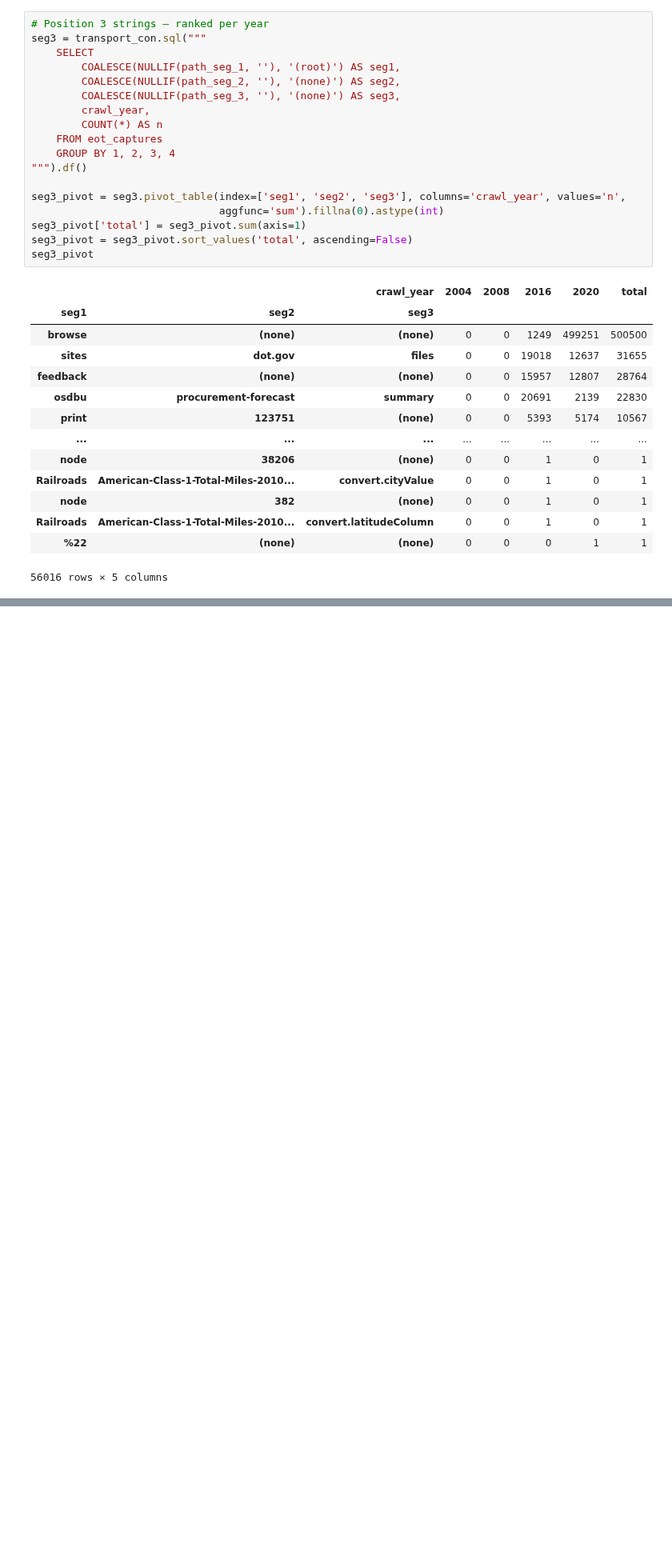
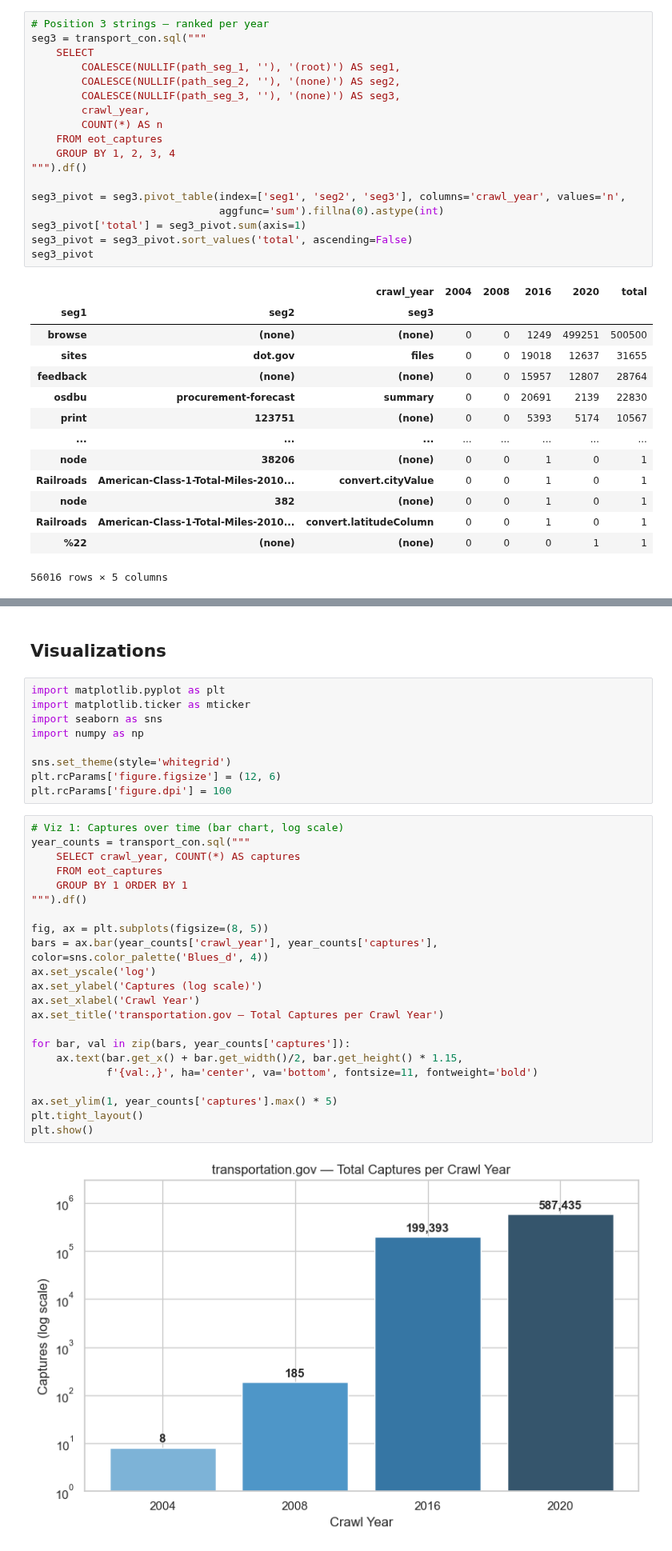
Before and after one commit to danieljohnevans/eot-cdx-parsing, a Jupyter notebook: url_structure.ipynb, the cells around one changed output, grey strips where cells are left out. Shown at 80% size. Saved outputs shown, nothing was run; the diff lists cells and outputs as text; blank space fills up the shorter version.

```diff
--- a/url_structure.ipynb
+++ b/url_structure.ipynb
@@ -363,0 +391,35 @@ for domain in TARGET_DOMAINS:
+# %% [markdown]
+## Visualizations
+# %%
+import matplotlib.pyplot as plt
+import matplotlib.ticker as mticker
+import seaborn as sns
+import numpy as np
+
+sns.set_theme(style='whitegrid')
+plt.rcParams['figure.figsize'] = (12, 6)
+plt.rcParams['figure.dpi'] = 100
+# %%
+# Viz 1: Captures over time (bar chart, log scale)
+year_counts = transport_con.sql("""
+    SELECT crawl_year, COUNT(*) AS captures
+    FROM eot_captures
+    GROUP BY 1 ORDER BY 1
+""").df()
+
+fig, ax = plt.subplots(figsize=(8, 5))
+bars = ax.bar(year_counts['crawl_year'], year_counts['captures'], color=sns.color_palette('Blues_d', 4))
+ax.set_yscale('log')
+ax.set_ylabel('Captures (log scale)')
+ax.set_xlabel('Crawl Year')
+ax.set_title('transportation.gov — Total Captures per Crawl Year')
+
+for bar, val in zip(bars, year_counts['captures']):
+    ax.text(bar.get_x() + bar.get_width()/2, bar.get_height() * 1.15,
+            f'{val:,}', ha='center', va='bottom', fontsize=11, fontweight='bold')
+
+ax.set_ylim(1, year_counts['captures'].max() * 5)
+plt.tight_layout()
+plt.show()
+# %% [output]
+[figure, added]
```
Also changed, not shown: parts of 29 cells of this notebook, 2 other files.
